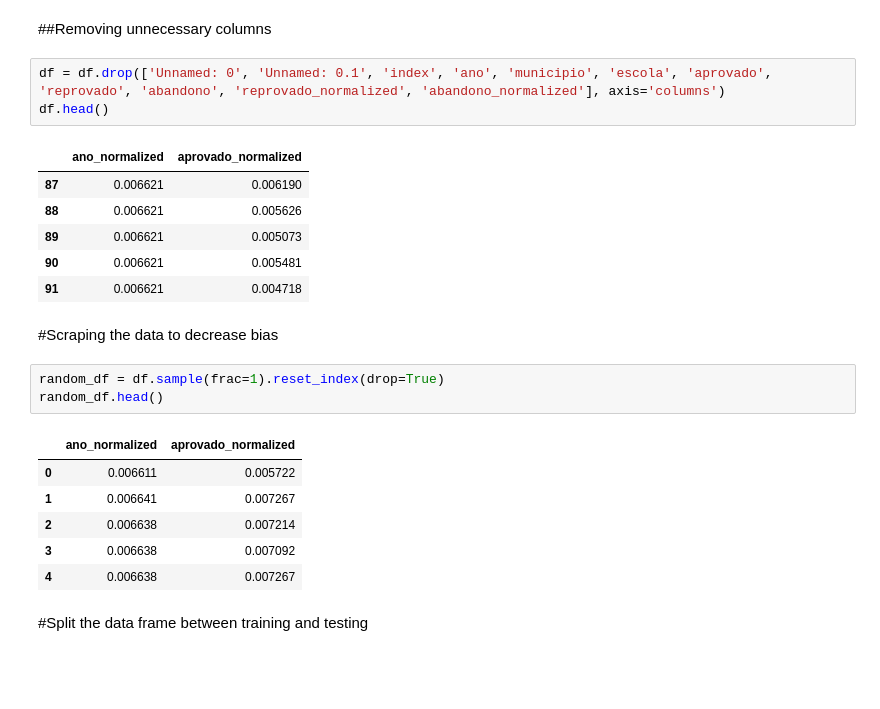
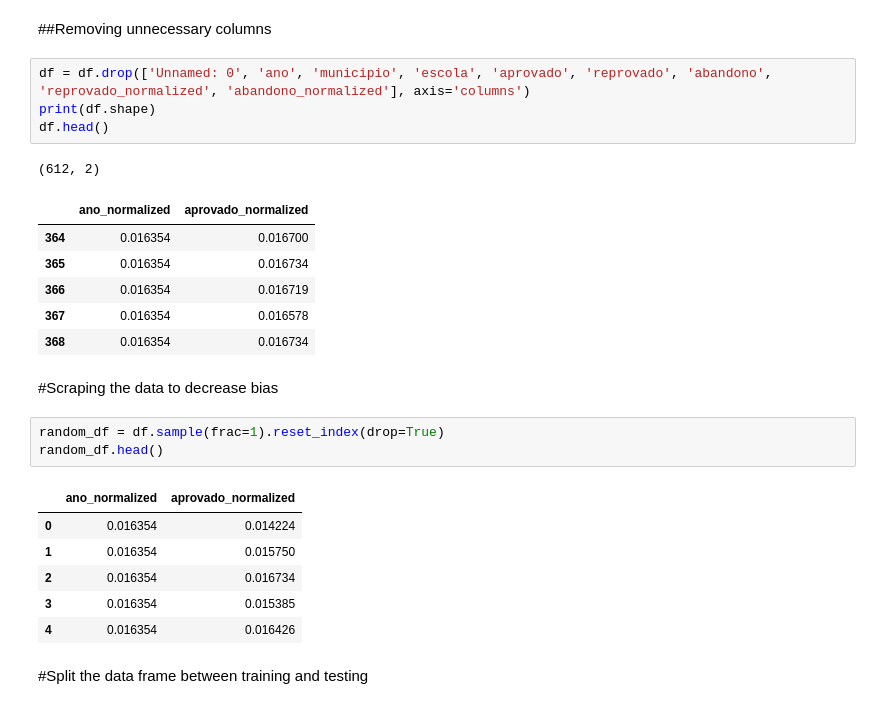
Before and after one commit to maiconspa/student-analysis, a Jupyter notebook: a3_ia.ipynb, the cells around one changed output. Cells and saved outputs as stored; diff of their text form; blank space fills up the shorter version.

```diff
--- a/a3_ia.ipynb
+++ b/a3_ia.ipynb
@@ -176,15 +140,17 @@ df.head()
 # %% [markdown]
 ##Removing unnecessary columns
 # %%
-df = df.drop(['Unnamed: 0', 'Unnamed: 0.1', 'index', 'ano', 'municipio', 'escola', 'aprovado', 'reprovado', 'abandono', 'reprovado_normalized', 'abandono_normalized'], axis='columns')
+df = df.drop(['Unnamed: 0', 'ano', 'municipio', 'escola', 'aprovado', 'reprovado', 'abandono', 'reprovado_normalized', 'abandono_normalized'], axis='columns')
+print(df.shape)
 df.head()
 # %% [output]
+(612, 2)
 |  | ano_normalized | aprovado_normalized |
-| 87 | 0.006621 | 0.006190 |
-| 88 | 0.006621 | 0.005626 |
-| 89 | 0.006621 | 0.005073 |
-| 90 | 0.006621 | 0.005481 |
-| 91 | 0.006621 | 0.004718 |
+| 364 | 0.016354 | 0.016700 |
+| 365 | 0.016354 | 0.016734 |
+| 366 | 0.016354 | 0.016719 |
+| 367 | 0.016354 | 0.016578 |
+| 368 | 0.016354 | 0.016734 |
 # %% [markdown]
 #Scraping the data to decrease bias
 # %%
@@ -192,11 +158,11 @@ random_df = df.sample(frac=1).reset_index(drop=True)
 random_df.head()
 # %% [output]
 |  | ano_normalized | aprovado_normalized |
-| 0 | 0.006611 | 0.005722 |
-| 1 | 0.006641 | 0.007267 |
-| 2 | 0.006638 | 0.007214 |
-| 3 | 0.006638 | 0.007092 |
-| 4 | 0.006638 | 0.007267 |
+| 0 | 0.016354 | 0.014224 |
+| 1 | 0.016354 | 0.015750 |
+| 2 | 0.016354 | 0.016734 |
+| 3 | 0.016354 | 0.015385 |
+| 4 | 0.016354 | 0.016426 |
 # %% [markdown]
 #Split the data frame between training and testing
 # %%
```
Also changed, not shown: parts of 61 cells of this notebook.
